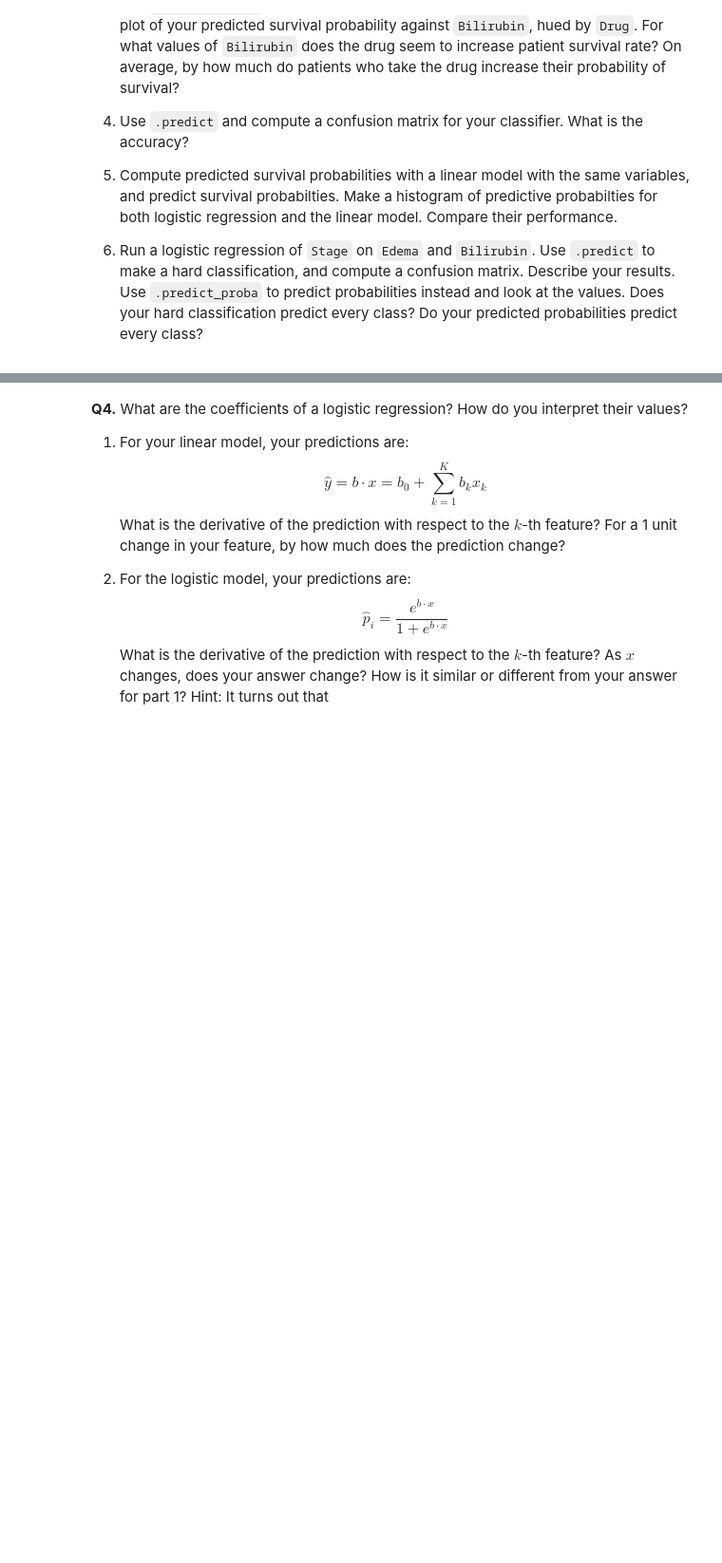
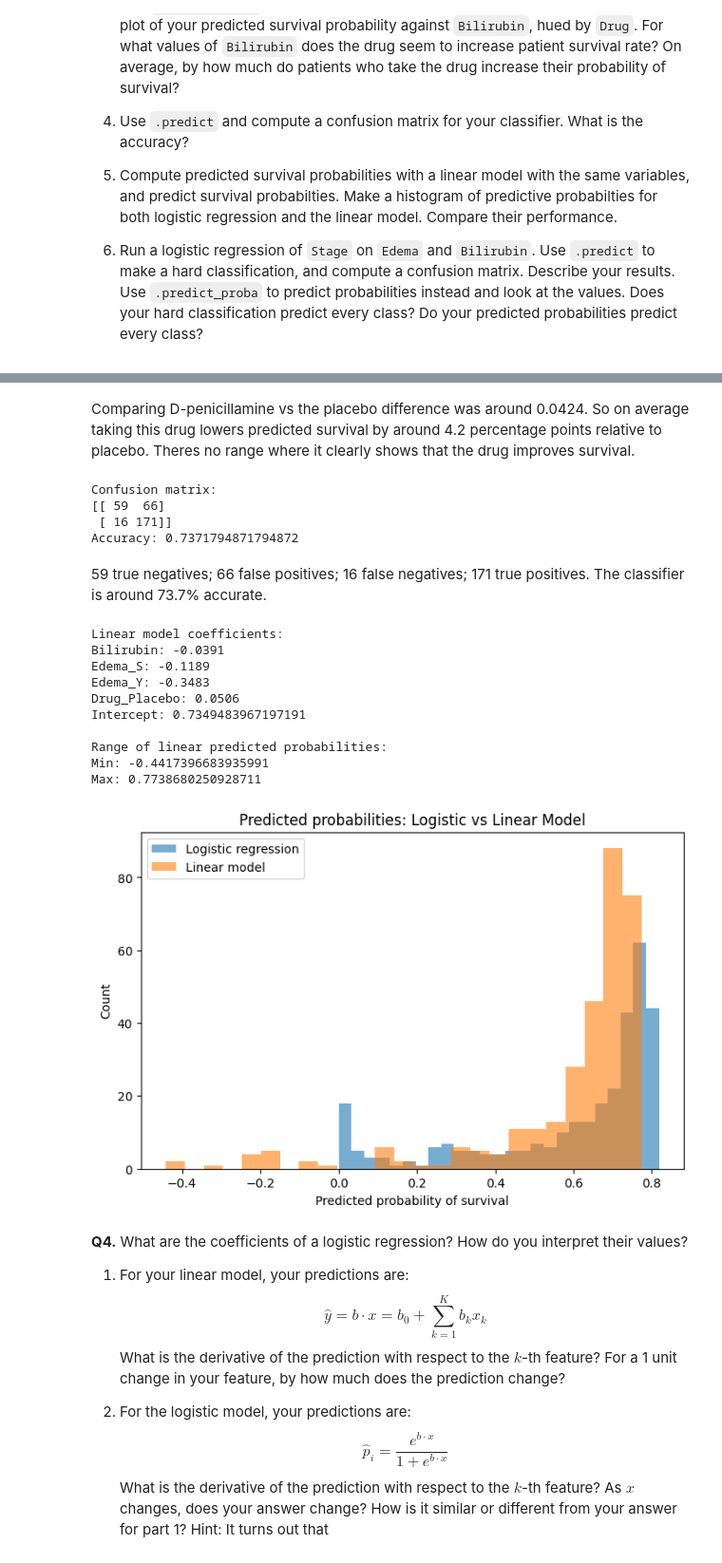
Before and after one commit to JasonYe05/undergrad_ml_assignments, a Jupyter notebook: 05_assignment_glm.ipynb, the cells around one changed output, grey strips where cells are left out. Shown at 95% size. Saved outputs shown, nothing was run; the diff lists cells and outputs as text; code cells hidden in the pictures; blank space fills up the shorter version.

```diff
--- a/05_assignment_glm.ipynb
+++ b/05_assignment_glm.ipynb
@@ -295,3 +399,56 @@ The relevant data are:
+# %% [markdown]
+Comparing D-penicillamine vs the placebo difference was around 0.0424. So on average taking this drug lowers predicted survival by around 4.2 percentage points relative to placebo. Theres no range where it clearly shows that the drug improves survival.
+# %%
+#4
+y_pred = logit.predict(X)
+cm = confusion_matrix(y, y_pred)
+acc = accuracy_score(y, y_pred)
+
+print("\nConfusion matrix:")
+print(cm)
+print("Accuracy:", acc)
+# %% [output]
+Confusion matrix:
+[[ 59  66]
+ [ 16 171]]
+Accuracy: 0.7371794871794872
+# %% [markdown]
+59 true negatives; 66 false positives; 16 false negatives; 171 true positives. The classifier is around 73.7% accurate.
+# %%
+#5
+lin = LinearRegression()
+lin.fit(X, y)
+df_bin["linear_prob"] = lin.predict(X)
+
+print("\nLinear model coefficients:")
+for name, coef in zip(X.columns, lin.coef_):
+    print(f"{name}: {coef:.4f}")
+print("Intercept:", lin.intercept_)
+
+print("\nRange of linear predicted probabilities:")
+print("Min:", df_bin["linear_prob"].min())
+print("Max:", df_bin["linear_prob"].max())
+
+plt.figure(figsize=(8, 5))
+plt.hist(df_bin["logit_prob"], bins=25, alpha=0.6, label="Logistic regression")
+plt.hist(df_bin["linear_prob"], bins=25, alpha=0.6, label="Linear model")
+plt.xlabel("Predicted probability of survival")
+plt.ylabel("Count")
+plt.title("Predicted probabilities: Logistic vs Linear Model")
+plt.legend()
+plt.show()
+# %% [output]
+Linear model coefficients:
+Bilirubin: -0.0391
+Edema_S: -0.1189
+Edema_Y: -0.3483
+Drug_Placebo: 0.0506
+Intercept: 0.7349483967197191
+
+Range of linear predicted probabilities:
+Min: -0.4417396683935991
+Max: 0.7738680250928711
+[figure, added]
 # %% [markdown]
 **Q4.** What are the coefficients of a logistic regression? How do you interpret their values?
 
```
Also changed, not shown: parts of 6 cells of this notebook.
